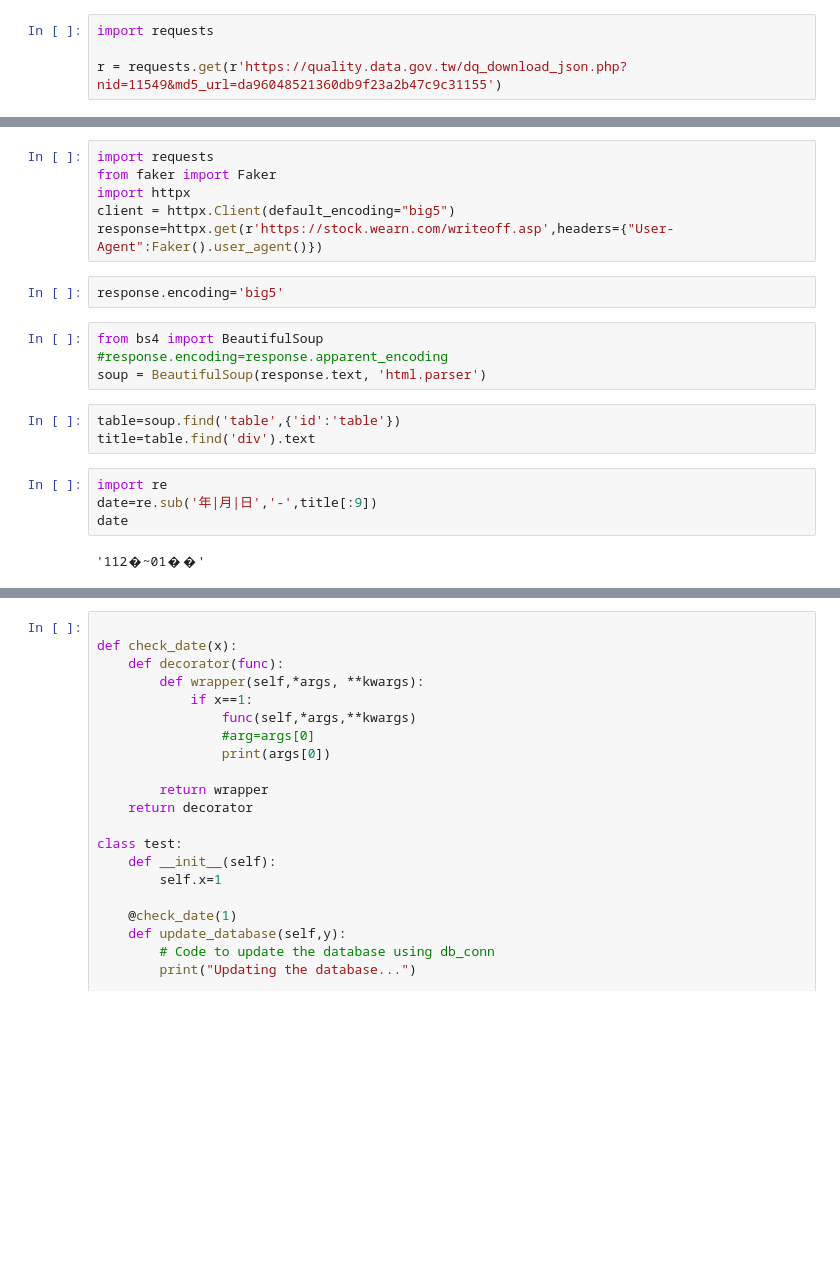
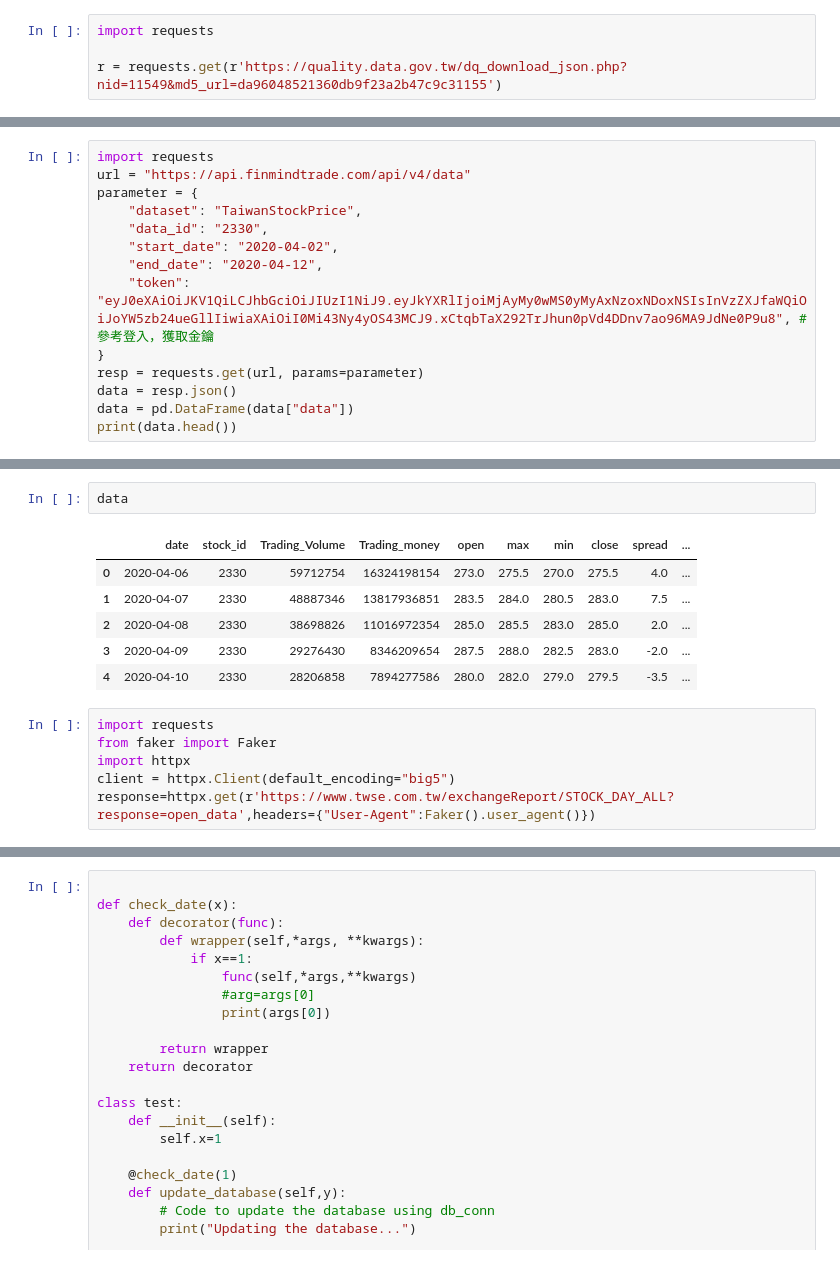
Before and after one commit to wenchinxie/Financial_data_crawler, a Jupyter notebook: TWSE_crawler/test.ipynb, the cells around one changed output, grey strips where cells are left out. Saved outputs shown, nothing was run; the diff lists cells and outputs as text; blank space fills up the shorter version.

```diff
--- a/TWSE_crawler/test.ipynb
+++ b/TWSE_crawler/test.ipynb
@@ -96,0 +22,14 @@ Updating database---
+# %%
+import requests
+url = "https://api.finmindtrade.com/api/v4/data"
+parameter = {
+    "dataset": "TaiwanStockPrice",
+    "data_id": "2330",
+    "start_date": "2020-04-02",
+    "end_date": "2020-04-12",
+    "token": "eyJ0eXAiOiJKV1QiLCJhbGciOiJIUzI1NiJ9.eyJkYXRlIjoiMjAyMy0wMS0yMyAxNzoxNDoxNSIsInVzZXJfaWQiOiJoYW5zb24ueGllIiwiaXAiOiI0Mi43Ny4yOS43MCJ9.xCtqbTaX292TrJhun0pVd4DDnv7ao96MA9JdNe0P9u8", # 參考登入，獲取金鑰
+}
+resp = requests.get(url, params=parameter)
+data = resp.json()
+data = pd.DataFrame(data["data"])
+print(data.head())
@@ -97,21 +50,15 @@ Updating database---
+# %%
+data
+# %% [output]
+|  | date | stock_id | Trading_Volume | Trading_money | open | max | min | close | spread | ... |
+| 0 | 2020-04-06 | 2330 | 59712754 | 16324198154 | 273.0 | 275.5 | 270.0 | 275.5 | 4.0 | ... |
+| 1 | 2020-04-07 | 2330 | 48887346 | 13817936851 | 283.5 | 284.0 | 280.5 | 283.0 | 7.5 | ... |
+| 2 | 2020-04-08 | 2330 | 38698826 | 11016972354 | 285.0 | 285.5 | 283.0 | 285.0 | 2.0 | ... |
+| 3 | 2020-04-09 | 2330 | 29276430 | 8346209654 | 287.5 | 288.0 | 282.5 | 283.0 | -2.0 | ... |
+| 4 | 2020-04-10 | 2330 | 28206858 | 7894277586 | 280.0 | 282.0 | 279.0 | 279.5 | -3.5 | ... |
 # %%
 import requests
 from faker import Faker
 import httpx
 client = httpx.Client(default_encoding="big5")
-response=httpx.get(r'https://stock.wearn.com/writeoff.asp',headers={"User-Agent":Faker().user_agent()})
+response=httpx.get(r'https://www.twse.com.tw/exchangeReport/STOCK_DAY_ALL?response=open_data',headers={"User-Agent":Faker().user_agent()})
-# %%
-response.encoding='big5'
-# %%
-from bs4 import BeautifulSoup
-#response.encoding=response.apparent_encoding
-soup = BeautifulSoup(response.text, 'html.parser')
-# %%
-table=soup.find('table',{'id':'table'})
-title=table.find('div').text
-# %%
-import re
-date=re.sub('年|月|日','-',title[:9])
-date
-# %% [output]
-'112�~01��'
```
Also changed, not shown: parts of 28 cells of this notebook, 12 other files.
